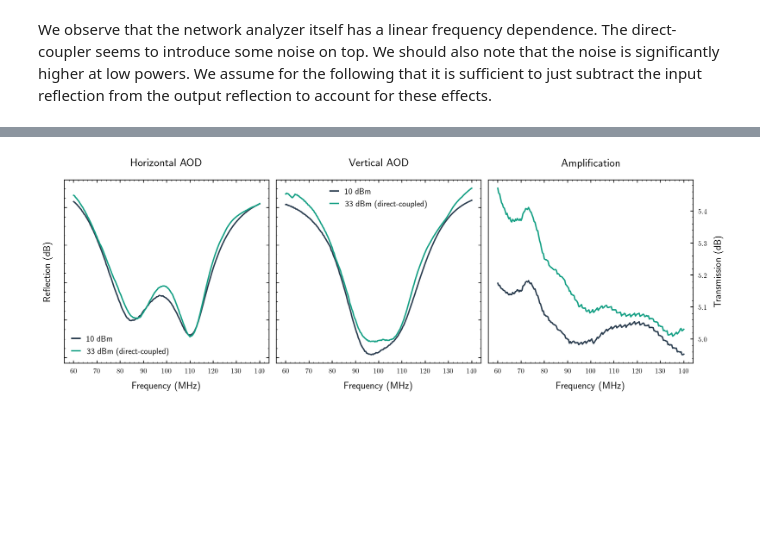
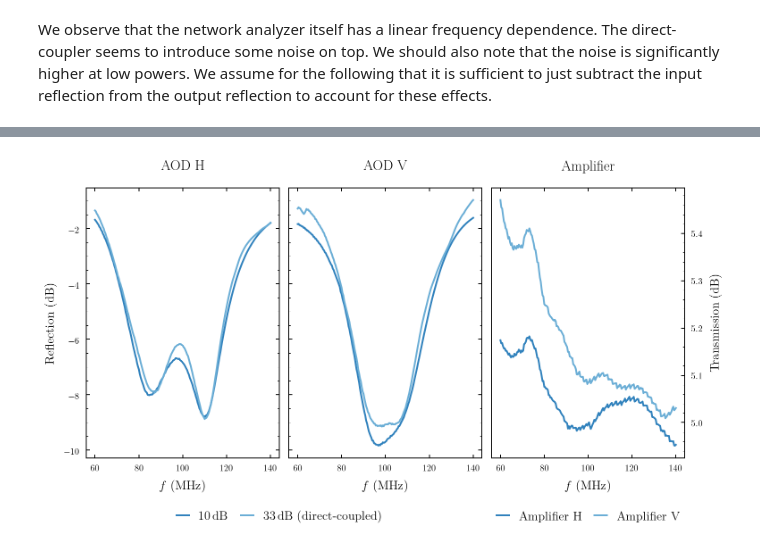
Before and after one commit to bodokaiser/bachelor-thesis, a Jupyter notebook: notebook/evaluation/signal-reflection.ipynb, the cells around one changed output, grey strips where cells are left out. Saved outputs shown, nothing was run; the diff lists cells and outputs as text; code cells hidden in the pictures; blank space fills up the shorter version.

```diff
--- a/notebook/evaluation/signal-reflection.ipynb
+++ b/notebook/evaluation/signal-reflection.ipynb
@@ -6,6 +6,8 @@ In this notebook we evaluate the power reflection spectrum of the acousto-optic
 import os
 import numpy as np
 import pandas as pd
+
+cmap = plt.get_cmap('tab20c')
 
 from matplotlib import pyplot as plt
 
@@ -115,37 +116,40 @@ ampv = pd.read_csv(os.path.join(datadir, '../amplification/vlog.csv'), skiprows=
 # %%
 h = runs['10dBm-horizontal']
 v = runs['10dBm-vertical']
 
-plt.figure(figsize=(14, 5))
+plt.figure(figsize=(12, 6))
 
 ax0 = plt.subplot(131)
-ax0.plot(h.frequency / 1e6, h.reflection, label='10 dBm', color='#2c3e50')
-ax0.plot(hin33.frequency / 1e6, hout33.reflection - hin33.reflection, label='33 dBm (direct-coupled)', color='#16a085')
-ax0.set_title('Horizontal AOD')
-ax0.set_xlabel('Frequency (MHz)')
-ax0.set_ylabel('Reflection (dB)')
-ax0.legend()
+ax0.plot(h.frequency / 1e6, h.reflection, label='\SI{10}{\decibel}', color=cmap.colors[0])
+ax0.plot(hin33.frequency / 1e6, hout33.reflection - hin33.reflection, label='\SI{33}{\decibel} (direct-coupled)', color=cmap.colors[1])
+ax0.set_title('AOD H')
+ax0.set_xlabel('$f$ (\si{\mega\hertz})')
+ax0.set_ylabel('Reflection (\si{\decibel})')
+ax0.legend(loc='upper center', bbox_to_anchor=(1., -0.15), ncol=2)
 
 ax1 = plt.subplot(132, sharey=ax0)
-ax1.plot(v.frequency / 1e6, v.reflection, label='10 dBm', color='#2c3e50')
-ax1.plot(vin33.frequency / 1e6, vout33.reflection - vin33.reflection, label='33 dBm (direct-coupled)', color='#16a085')
-ax1.set_title('Vertical AOD')
-ax1.set_xlabel('Frequency (MHz)')
-ax1.legend()
+ax1.plot(v.frequency / 1e6, v.reflection, label='\SI{10}{\decibel}', color=cmap.colors[0])
+ax1.plot(vin33.frequency / 1e6, vout33.reflection - vin33.reflection, label='\SI{33}{\decibel} (direct-coupled)', color=cmap.colors[1])
+ax1.set_title('AOD V')
+ax1.set_xlabel('$f$ (\si{\mega\hertz})')
 ax0.get_shared_y_axes().join(ax0, ax1)
-ax1.set_yticklabels([])
+#ax1.set_yticklabels([])
 
 ax2 = plt.subplot(133)
-ax2.plot(amph.frequency / 1e6, amph.transmission, label='Horizontal amplifier', color='#2c3e50')
-ax2.plot(ampv.frequency / 1e6, ampv.transmission, label='Vertical amplifier', color='#16a085')
-ax2.set_title('Amplification')
-ax2.set_xlabel('Frequency (MHz)')
-ax2.set_ylabel('Transmission (dB)')
+ax2.plot(amph.frequency / 1e6, amph.transmission, label='Amplifier H', color=cmap.colors[0])
+ax2.plot(ampv.frequency / 1e6, ampv.transmission, label='Amplifier V', color=cmap.colors[1])
+ax2.set_title('Amplifier')
+ax2.set_xlabel('$f$ (\si{\mega\hertz})')
+ax2.set_ylabel('Transmission (\si{\decibel})')
 ax2.yaxis.tick_right()
 ax2.yaxis.set_label_position('right')
+ax2.legend(loc='upper center', bbox_to_anchor=(0.5, -0.15), ncol=2)
 
-plt.tight_layout()
+plt.setp(ax1.get_yticklabels(), visible=False)
+
+plt.subplots_adjust(top=.9, bottom=.20, wspace=.05)
 plt.savefig(os.path.join(figuredir, 'comparison.pdf'))
+plt.savefig(os.path.join(figuredir, 'comparison.pgf'))
 plt.show()
 # %% [output]
-[figure, old version]
+[figure, new version]
```
Also changed, not shown: parts of 3 cells of this notebook, 40 other files.
